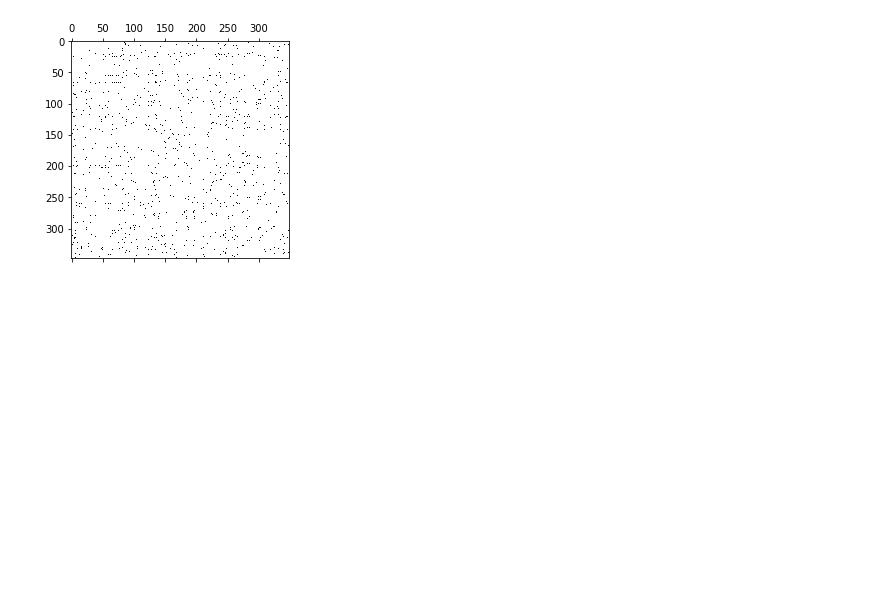
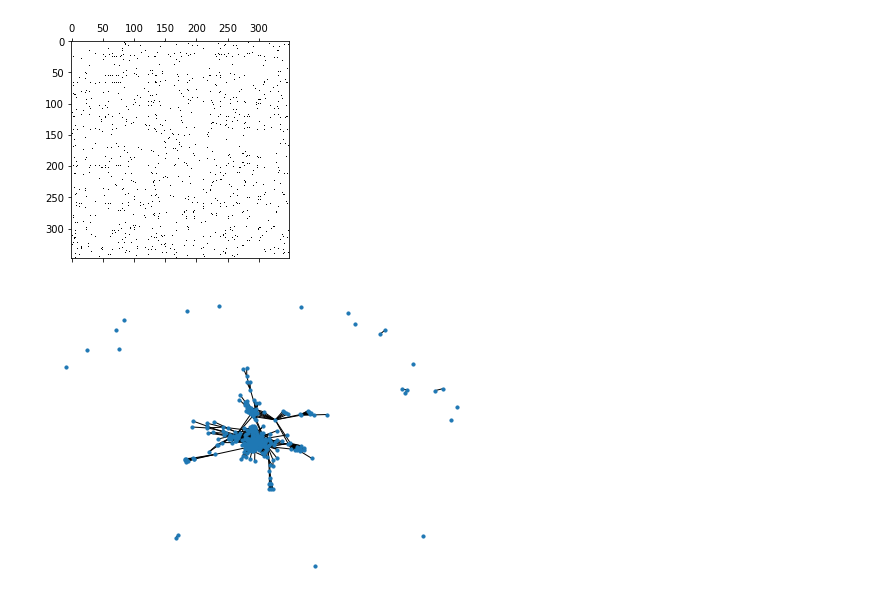
Before and after one commit to barbafrank/LCP_projects_Y2, a Jupyter notebook: Clustering.ipynb, the cells around one changed output. Drawn from its saved outputs; the diff is of its cells as text; code cells hidden in the pictures; blank space fills up the shorter version.

```diff
--- a/Clustering.ipynb
+++ b/Clustering.ipynb
@@ -22,3 +24,11 @@ plt.spy(L)
 plt.show()
 # %% [output]
 [figure]
+# %%
+# test the network plot
+g = networkx.Graph(A_mat)
+plt.figure()
+networkx.draw_spring(g, node_size=10)
+plt.show()
+# %% [output]
+[figure, added]
```
Also changed, not shown: parts of 3 cells of this notebook.
